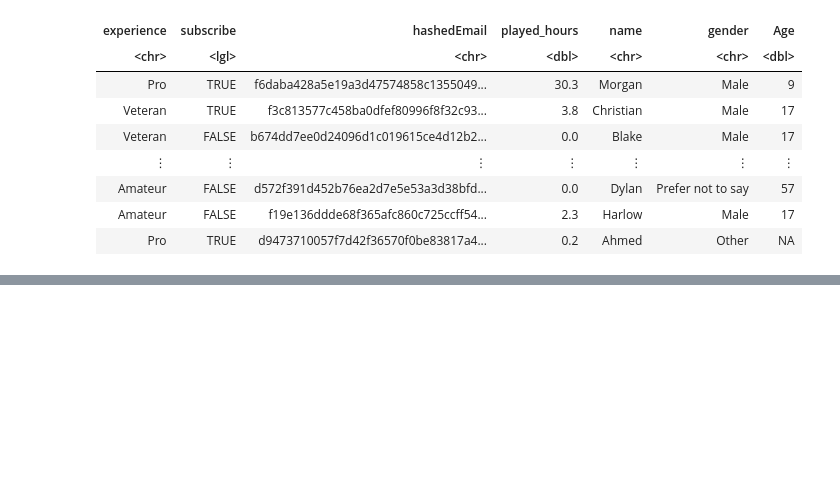
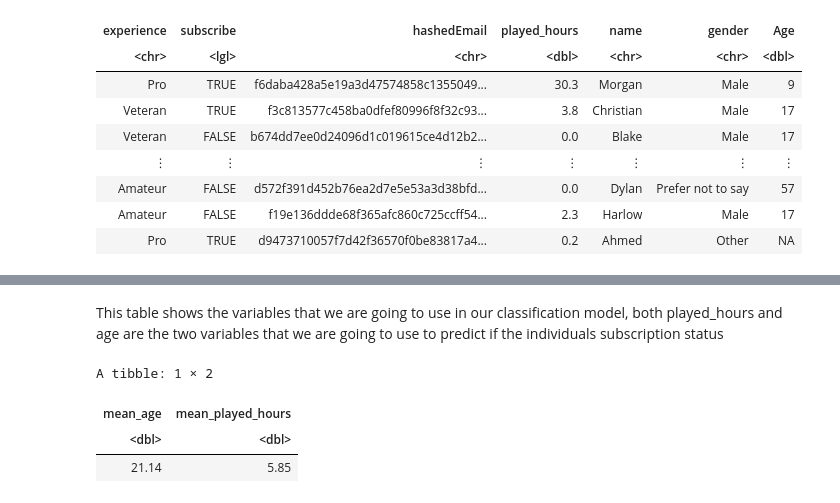
Before and after one commit to Laiann/25_Final_Group_Project_Section_003, a Jupyter notebook: Final_group_25_project.ipynb, the cells around one changed output, grey strips where cells are left out. Cells and saved outputs as stored; diff of their text form; code cells hidden in the pictures; blank space fills up the shorter version.

```diff
--- a/Final_group_25_project.ipynb
+++ b/Final_group_25_project.ipynb
@@ -99,0 +67,15 @@ A tibble: 6 × 5
+# %% [markdown]
+This table shows the variables that we are going to use in our classification model, both played_hours and age are the two variables that we are going to use to predict if the individuals subscription status
+# %%
+#Summary statistics
+players_mean <- clean_player_data |> #This code line selects the clean_player_data we formed above
+    summarize(
+        mean_age = round(mean(Age,na.rm=TRUE),2),
+        mean_played_hours =round(mean(played_hours,na.rm=TRUE),2)) #The summarize function is collecting the mean for the variables
+
+players_mean
+# %% [output]
+A tibble: 1 × 2
+| mean_age | mean_played_hours |
+| <dbl> | <dbl> |
+| 21.14 | 5.85 |
```
Also changed, not shown: parts of 9 cells of this notebook.
